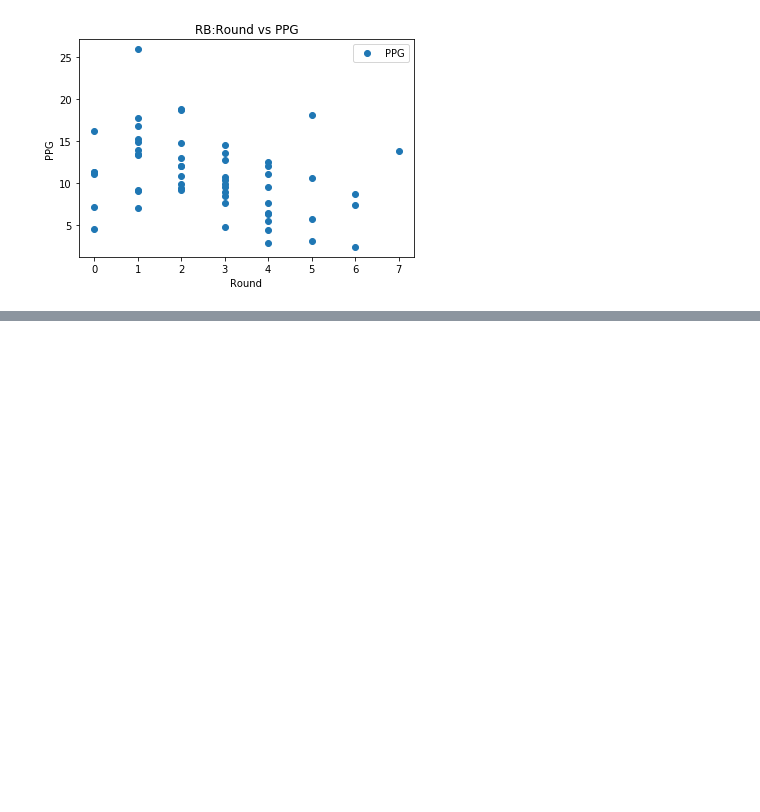
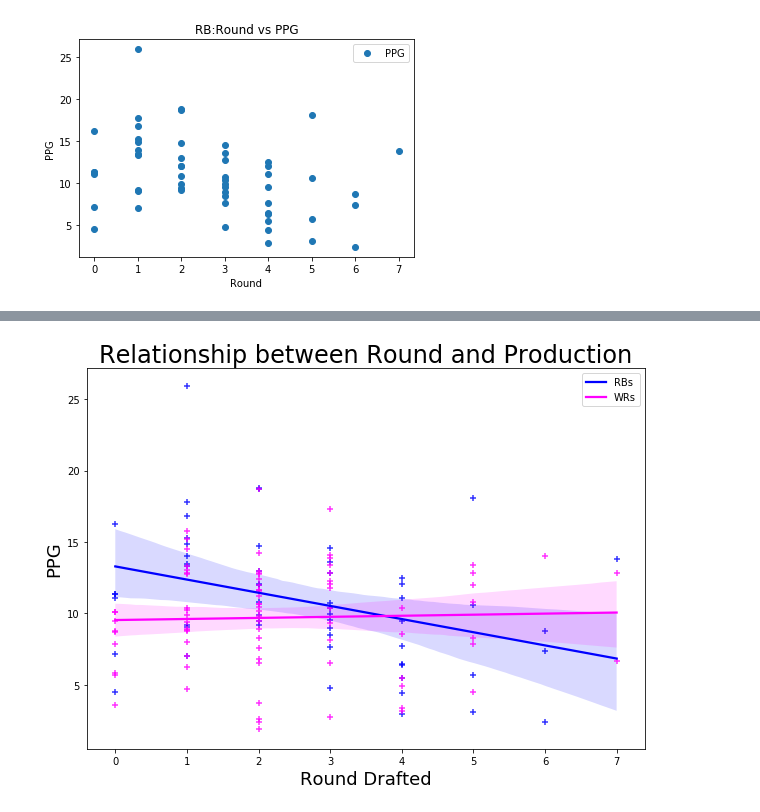
Before and after one commit to luriemr/FantasyFootball_Analyzer, a Jupyter notebook: FF_Dyno.ipynb, the cells around one changed output, grey strips where cells are left out. Cells and saved outputs as stored; diff of their text form; code cells hidden in the pictures; blank space fills up the shorter version.

Commit message:
Exploratory Data Analysis

```diff
--- a/FF_Dyno.ipynb
+++ b/FF_Dyno.ipynb
@@ -17,7 +17,7 @@ print(os.listdir('/Users/mr_lurie/dynastytrial'))
 # and sets them to zero. That way , missing values won't return errors. Before implementing
 # this code for my data frame, all of the missing values for the forty times would appear as
 # "nan" which is not good for your data analysis.
-dyno = pd.read_csv('/Users/mr_lurie/dynastytrial/FF_Data.csv', encoding = "ISO-8859-1").fillna(0)
+dyno = pd.read_csv('/Users/mr_lurie/dynastytrial/FF_Data_Extended.csv', encoding = "ISO-8859-1").fillna(0)
 dyno['PPG'] = dyno['Stats'] / dyno['Games']
 # %%
 dyno.head(30)
@@ -84,0 +99,15 @@ plt.show()
+# %%
+import seaborn as sns
+
+# regression plot using seaborn
+fig = plt.figure(figsize=(10, 7))
+sns.regplot(x=RBs.Round, y=RBs.PPG, color='blue', marker='+')
+sns.regplot(x=WRs.Round, y=WRs.PPG, color='magenta', marker='+')
+
+# Legend, title and labels.
+plt.legend(labels=['RBs', 'WRs'])
+plt.title('Relationship between Round and Production', size=24)
+plt.xlabel('Round Drafted', size=18)
+plt.ylabel('PPG', size=18);
+# %% [output]
+[figure, added]
```
Also changed, not shown: parts of 4 cells of this notebook.
